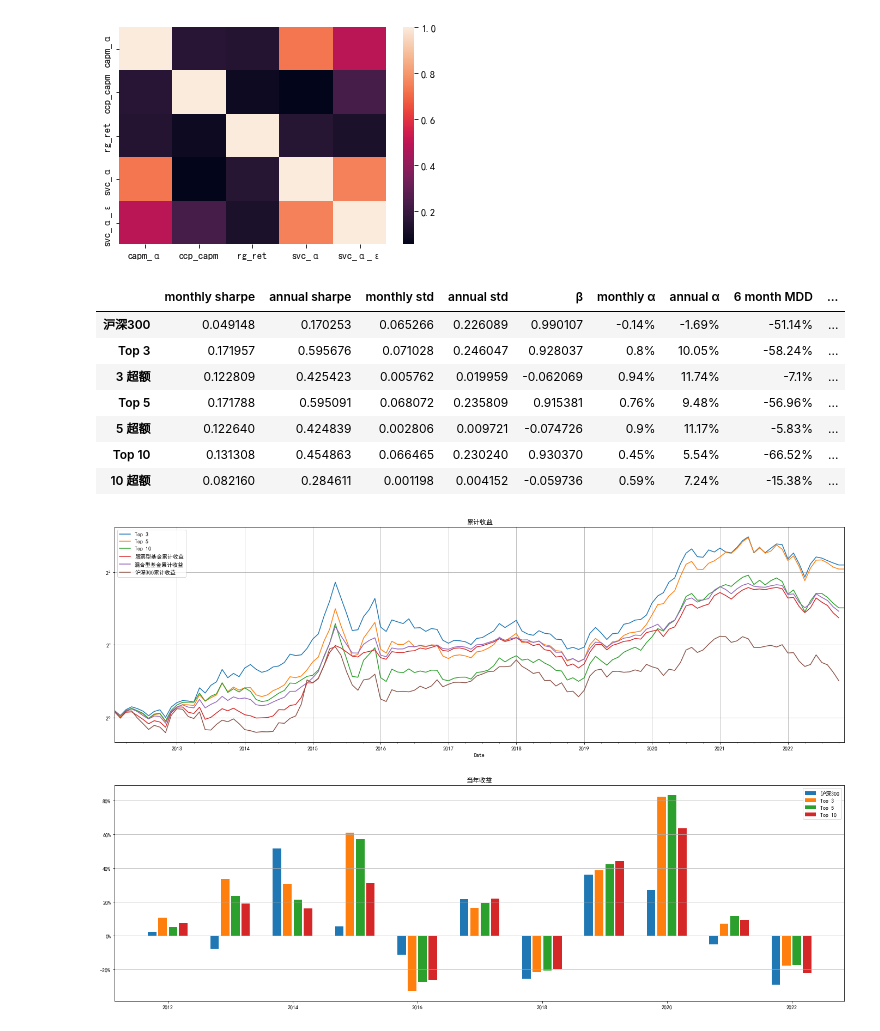
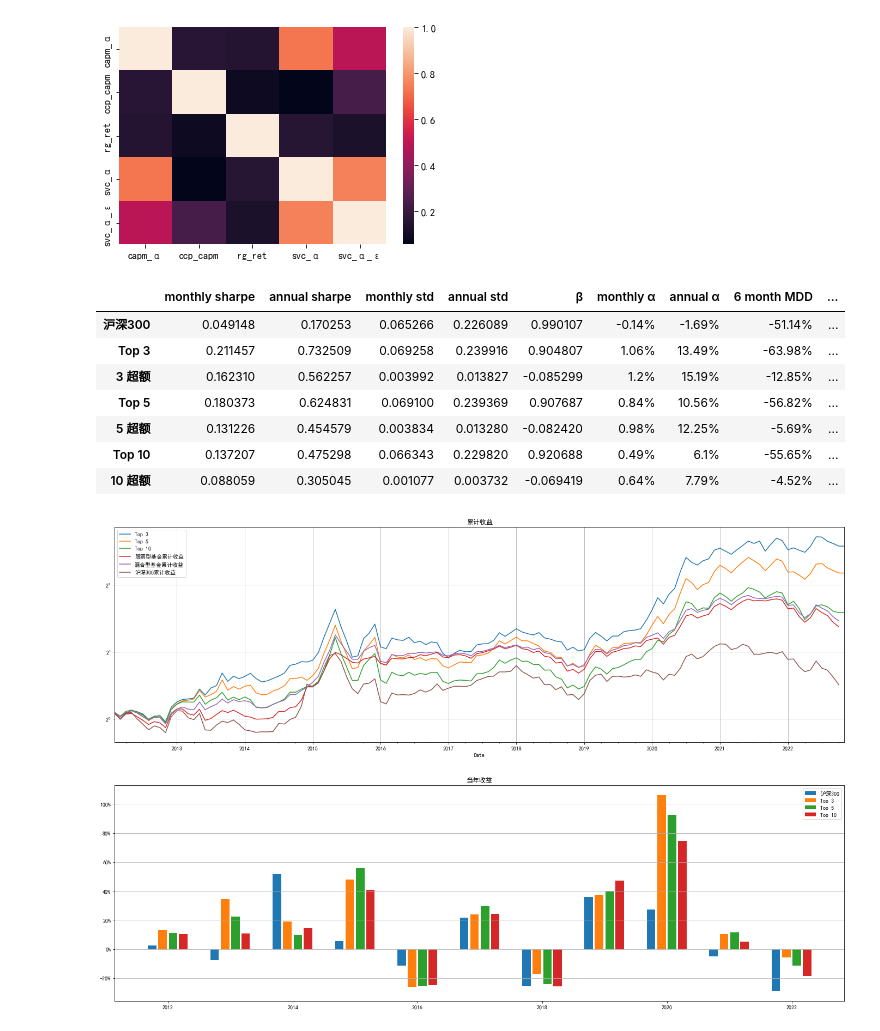
Before and after one commit to dacianpeng/mutual-fund-effective-or-not-Evidence-from-China, a Jupyter notebook: main.ipynb, the cells around one changed output. Cells and saved outputs as stored; diff of their text form; code cells hidden in the pictures.

```diff
--- a/main.ipynb
+++ b/main.ipynb
@@ -980,7 +980,8 @@ group_and_statistic(all_fund_capm_α, groups = 5, weighting = 'mkt', interval =
 ### SVC α +
 # %%
 from factors import *
-
+from data.TwoStepData.fees import fees
+return_of_all_fund_ = (return_of_all_fund_ - fees.unstack().T / 100).loc[return_of_all_fund_.index, return_of_all_fund_.columns]
 @fund_ended_check
 # @cache_wrapper(expire= 60 * 60 * 24 * 30)
 def svc_α_generation(x):
@@ -1839,7 +1840,19 @@ dtype: object
 <AxesSubplot:>
 [figure]
 # %%
+def get_selected_fund_return(date_funds, weighting='1/n'):
 
+    date = date_funds.name
+    funds = date_funds.values[0]
+
+    if weighting == '1/n':
+        return return_of_all_fund_.shift(-1).loc[date, funds].mean()
+
+    elif weighting == 'mkt':
+        weights = all_fund_weight.loc[date, funds]
+        weights /= weights.sum()
+
+        return (return_of_all_fund_.shift(-1).loc[date, funds] * weights).sum()
 
 def test_factors(all_factors, start_time='2005-6', end_time=datetime.datetime.today().strftime('%Y-%m-%d'),
                  truncate_proportion=.01, MIN_VALID_NUM=15, ivol_truncate=.2, mkt_truncate=.2, return_truncate=.01, mdd_month=6, es_proportion=.05):
@@ -2082,37 +2095,37 @@ def test_factors(all_factors, start_time='2005-6', end_time=datetime.datetime.to
                                 ).sum(axis=1) + 1).loc[plot_start_time:].cumprod()
     fig1_plot_data['混合型基金'] = ((return_of_csmar_blend_fund.unstack().T.dropna(how='all').sort_index() * csmar_blend_fund_weight_yearly.sort_index()
                                 ).sum(axis=1) + 1).loc[plot_start_time:].cumprod()
     fig1_plot_data['沪深300'] = (
         svc_source.hs300 + 1).loc[plot_start_time:].cumprod()
 
     fig1 = pd.concat(fig1_plot_data, axis=1)
     fig1.index = fig1.index.astype(str)
     fig2 = pd.concat(fig2_plot_data, axis=1)
     fig2.index = fig2.index.astype(str)
     fig1.to_excel('result/fig1.xlsx')
     fig2.to_excel('result/fig2.xlsx')
 
     ax1.grid()
     ax2.grid(axis='y')
     ax1.legend()
     ax1.set_title('累计收益')
     ax2.legend()
     ax2.yaxis.set_major_formatter(ticker.PercentFormatter())
     ax2.set_title('当年收益')
     plt.savefig('result/demo.png', transparent=True)
     plt.show()
 
     return selected_funds
 
 svc_α = test_factors({'svc_α': all_fund_svc_α}, start_time='2012-1',
                      end_time=datetime.datetime.today().strftime('%Y-%m-%d'), mdd_month=6)
 # %% [output]
 |  | monthly sharpe | annual sharpe | monthly std | annual std | β | monthly α | annual α | 6 month MDD | ... |
 | 沪深300 | 0.049148 | 0.170253 | 0.065266 | 0.226089 | 0.990107 | -0.14% | -1.69% | -51.14% | ... |
-| Top 3 | 0.171957 | 0.595676 | 0.071028 | 0.246047 | 0.928037 | 0.8% | 10.05% | -58.24% | ... |
-| 3 超额 | 0.122809 | 0.425423 | 0.005762 | 0.019959 | -0.062069 | 0.94% | 11.74% | -7.1% | ... |
-| Top 5 | 0.171788 | 0.595091 | 0.068072 | 0.235809 | 0.915381 | 0.76% | 9.48% | -56.96% | ... |
-| 5 超额 | 0.122640 | 0.424839 | 0.002806 | 0.009721 | -0.074726 | 0.9% | 11.17% | -5.83% | ... |
-| Top 10 | 0.131308 | 0.454863 | 0.066465 | 0.230240 | 0.930370 | 0.45% | 5.54% | -66.52% | ... |
-| 10 超额 | 0.082160 | 0.284611 | 0.001198 | 0.004152 | -0.059736 | 0.59% | 7.24% | -15.38% | ... |
+| Top 3 | 0.211457 | 0.732509 | 0.069258 | 0.239916 | 0.904807 | 1.06% | 13.49% | -63.98% | ... |
+| 3 超额 | 0.162310 | 0.562257 | 0.003992 | 0.013827 | -0.085299 | 1.2% | 15.19% | -12.85% | ... |
+| Top 5 | 0.180373 | 0.624831 | 0.069100 | 0.239369 | 0.907687 | 0.84% | 10.56% | -56.82% | ... |
+| 5 超额 | 0.131226 | 0.454579 | 0.003834 | 0.013280 | -0.082420 | 0.98% | 12.25% | -5.69% | ... |
+| Top 10 | 0.137207 | 0.475298 | 0.066343 | 0.229820 | 0.920688 | 0.49% | 6.1% | -55.65% | ... |
+| 10 超额 | 0.088059 | 0.305045 | 0.001077 | 0.003732 | -0.069419 | 0.64% | 7.79% | -4.52% | ... |
-[figure, old version]
+[figure, new version]
```
Also changed, not shown: parts of 2 cells of this notebook, 2 other files.
